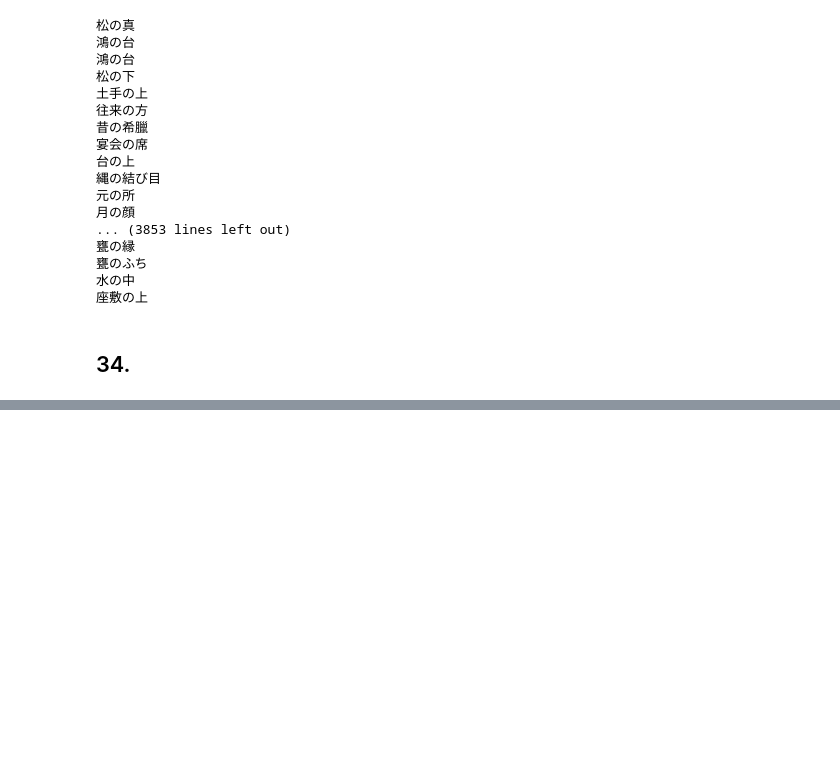
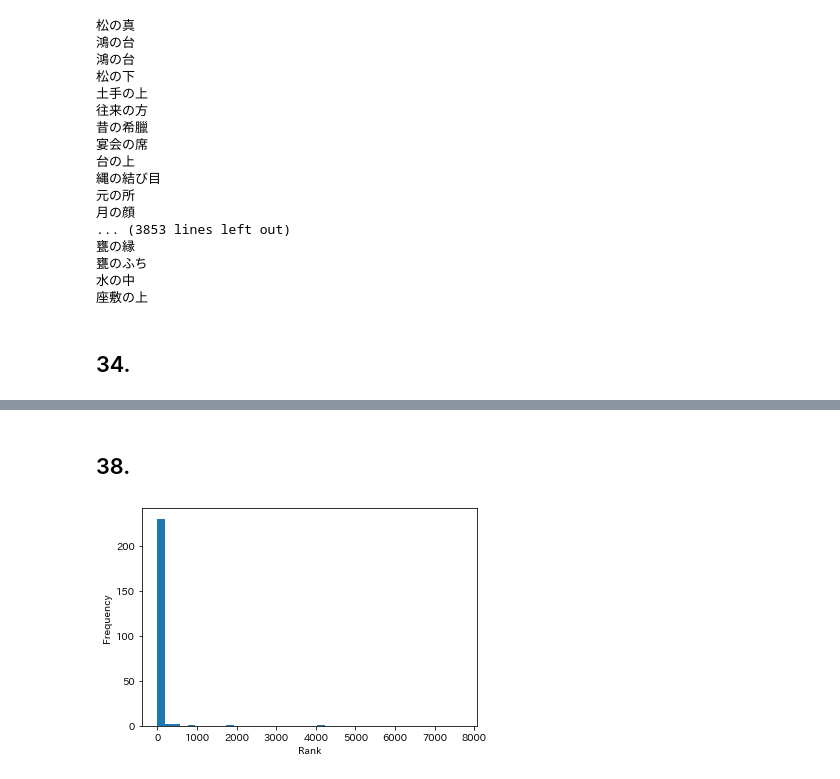
Before and after one commit to n4o847/nlp100-2020, a Jupyter notebook: ch04.ipynb, the cells around one changed output, grey strips where cells are left out. Drawn from its saved outputs; the diff is of its cells as text; code cells hidden in the pictures; blank space fills up the shorter version.

```diff
--- a/ch04.ipynb
+++ b/ch04.ipynb
@@ -119,0 +239,25 @@ for sentence in neko:
+# %% [markdown]
+## 38.
+# %%
+import matplotlib.pyplot as plt
+import japanize_matplotlib
+
+tally = dict()
+for sentence in neko:
+    for morpheme in sentence:
+        if morpheme['pos'] == '特殊':
+            continue
+        word = morpheme['surface'] if morpheme['base'] == '*' else morpheme['base']
+        tally[word] = tally.get(word, 0) + 1
+
+max_count = max(tally.values())
+freq = [0] * (max_count + 1)
+
+for word, count in tally.items():
+    freq[count] += 1
+
+ax = plt.figure().add_subplot(xlabel='Rank', ylabel='Frequency')
+ax.hist(freq, bins=40, range=(1, max_count))
+None
+# %% [output]
+[figure, added]
```
Also changed, not shown: parts of 9 cells of this notebook, 1 other file.
